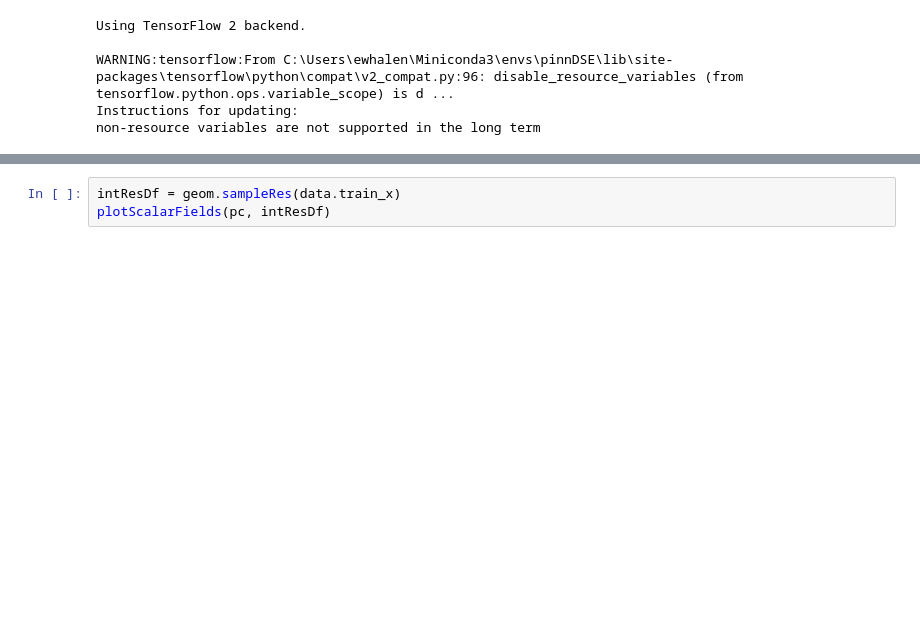
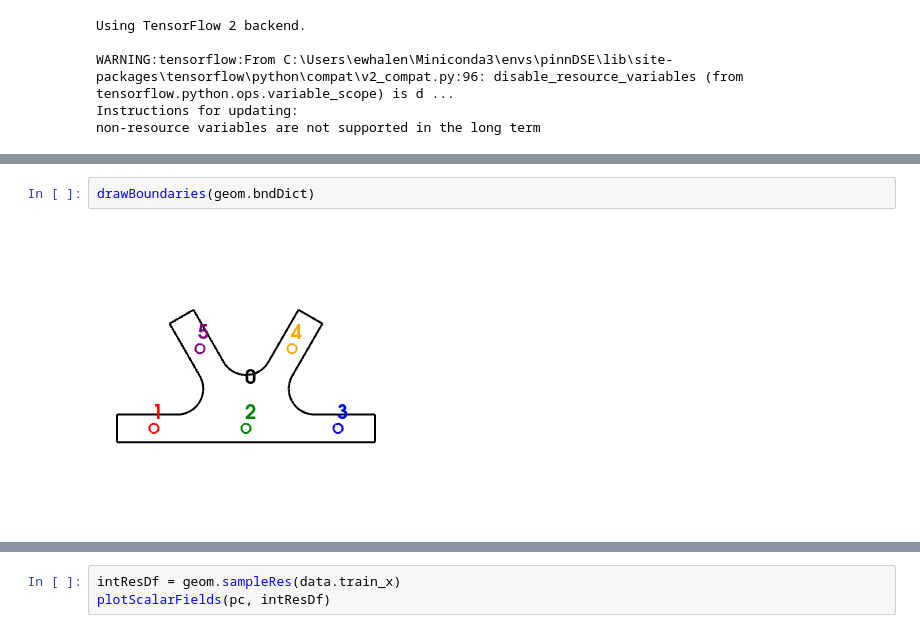
Before and after one commit to ewhalen12/pinnDSE, a Jupyter notebook: connectorPinn01.ipynb, the cells around one changed output, grey strips where cells are left out. Drawn from its saved outputs; the diff is of its cells as text; blank space fills up the shorter version.

```diff
--- a/connectorPinn01.ipynb
+++ b/connectorPinn01.ipynb
@@ -32,4 +32,8 @@ INFO: op2_scalar.py:1556 op2_filename = 'data/connector/v1.0/connectorDesign02.o
 [figure]
+# %%
+drawBoundaries(geom.bndDict)
+# %% [output]
+[figure, added]
 # %%
 # supports
 xBc = SupportBC(geom, bndId=1, U=0, component=0)
```
Also changed, not shown: parts of 3 cells of this notebook, 3 other files.
